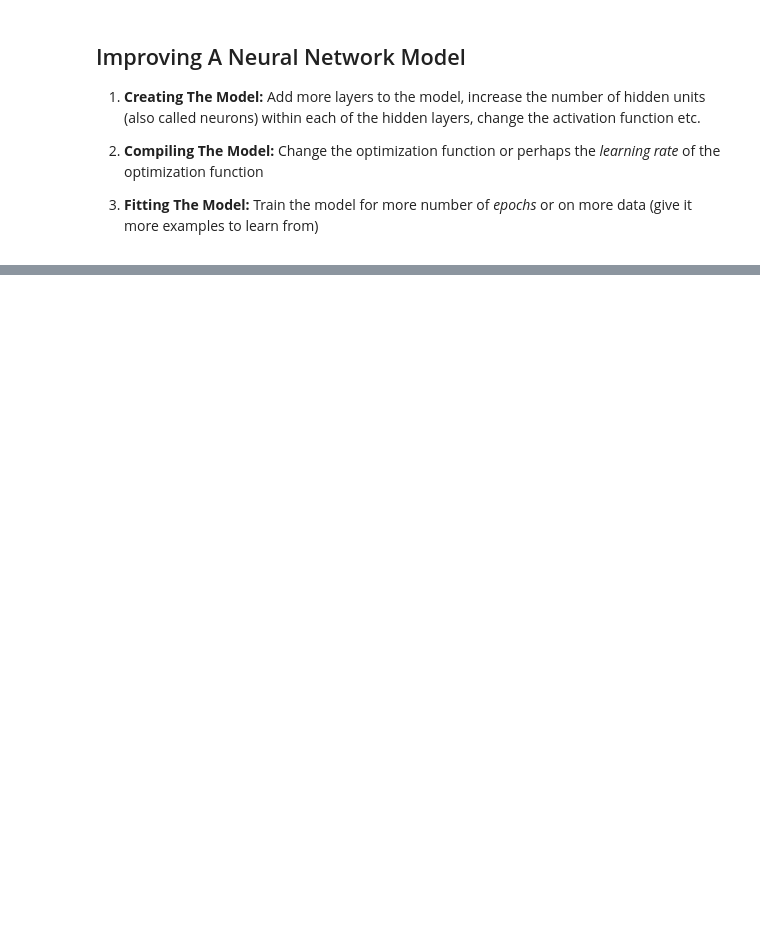
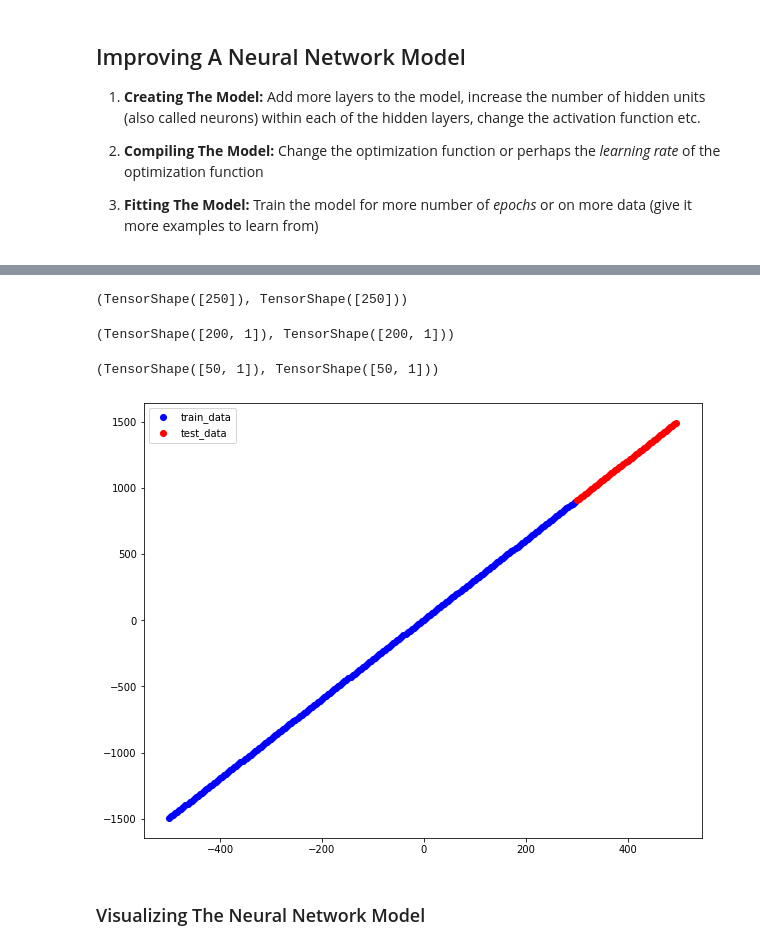
Before and after one commit to enigma6174/tensorflow-learn, a Jupyter notebook: regression/introduction_to_regression.ipynb, the cells around one changed output, grey strips where cells are left out. Drawn from its saved outputs; the diff is of its cells as text; code cells hidden in the pictures; blank space fills up the shorter version.

```diff
--- a/regression/introduction_to_regression.ipynb
+++ b/regression/introduction_to_regression.ipynb
@@ -271,0 +269,43 @@ array([[54.06441 ],
+# %%
+# create the dataset
+X = tf.range(-500, 500, 4)
+y = 3 * X + 5
+# %%
+X.shape, y.shape
+# %% [output]
+(TensorShape([250]), TensorShape([250]))
+# %%
+# create the train set (80%)
+x_train = X[:200]
+y_train = y[:200]
+
+# create the test set (20%)
+x_test = X[200:]
+y_test = y[200:]
+# %%
+# reshape the train set for neural networks
+x_train = tf.expand_dims(x_train, axis=-1)
+y_train = tf.expand_dims(y_train, axis=-1)
+
+x_train.shape, y_train.shape
+# %% [output]
+(TensorShape([200, 1]), TensorShape([200, 1]))
+# %%
+# reshape the test set for neural networks
+x_test = tf.expand_dims(x_test, axis=-1)
+y_test = tf.expand_dims(y_test, axis=-1)
+
+x_test.shape, y_test.shape
+# %% [output]
+(TensorShape([50, 1]), TensorShape([50, 1]))
+# %%
+# plot the data
+plt.figure(figsize=(10, 8))
+plt.scatter(x_train, y_train, c='blue', label='train_data')
+plt.scatter(x_test, y_test, c='red', label='test_data')
+plt.legend()
+plt.show()
+# %% [output]
+[figure, added]
+# %% [markdown]
+### Visualizing The Neural Network Model
```
Also changed, not shown: parts of 56 cells of this notebook.
